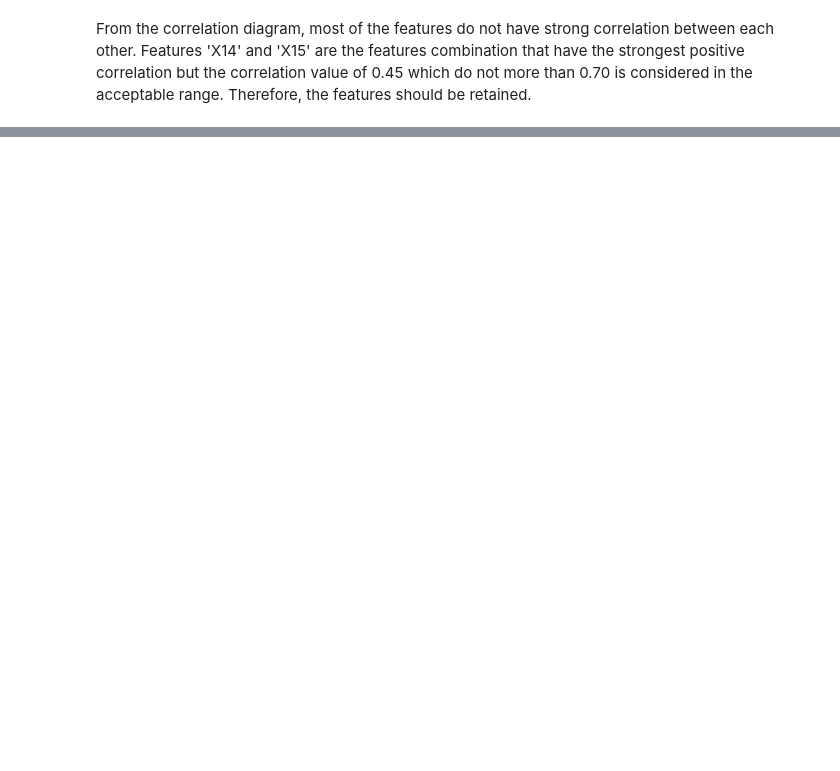
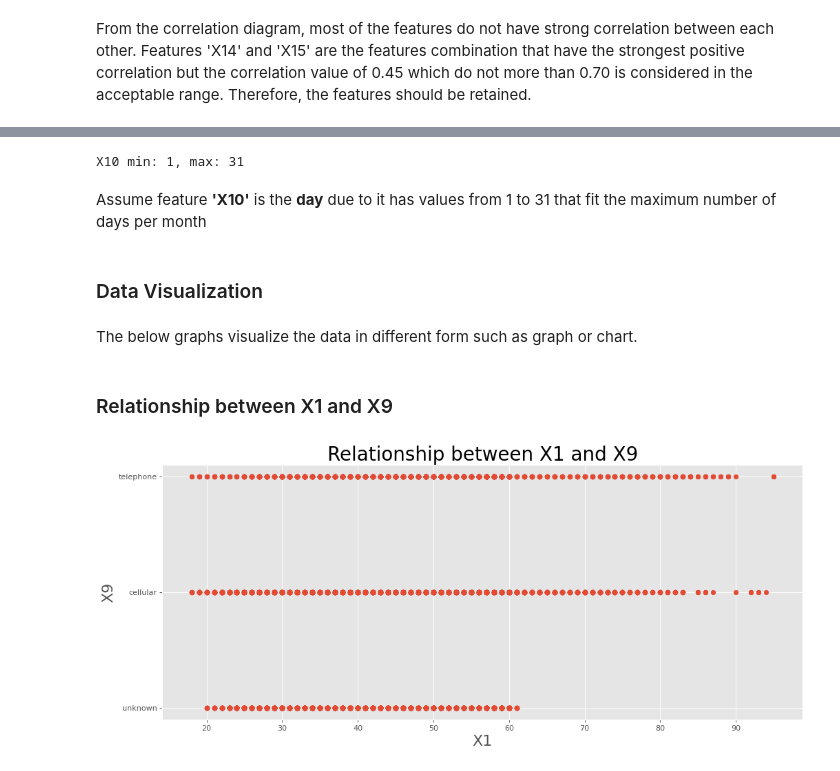
Before and after one commit to lx-see/Marketing-Data-Classification-Model, a Jupyter notebook: marketing.ipynb, the cells around one changed output, grey strips where cells are left out. Drawn from its saved outputs; the diff is of its cells as text; code cells hidden in the pictures; blank space fills up the shorter version.

```diff
--- a/marketing.ipynb
+++ b/marketing.ipynb
@@ -339,0 +369,25 @@ data.head(10)
+# %%
+print("X10 min: {0}, max: {1}".format(data.X10.min(), data.X10.max()))
+# %% [output]
+X10 min: 1, max: 31
+# %% [markdown]
+Assume feature **'X10'** is the **day** due to it has values from 1 to 31 that fit the maximum number of days per month
+# %% [markdown]
+### Data Visualization
+# %% [markdown]
+The below graphs visualize the data in different form such as graph or chart.
+# %% [markdown]
+### Relationship between X1 and X9
+# %%
+# X1 against X9, Assume X1 is age and presume older generation prefer using cellular phone than telephone
+# Based on below graph, it proves that X1 may not be the age as it not satisfy our prediction
+# However, we gain another insight that data with 'unknown' value in X9 are all having value less than 70 for X1 feature
+
+plt.figure(figsize = (15,6), dpi = 80)
+plt.scatter(data['X1'],data['X9'])
+plt.xlabel('X1', fontsize=20)
+plt.ylabel('X9', fontsize=20)
+plt.title("Relationship between X1 and X9", fontsize=25)
+plt.show()
+# %% [output]
+[figure, added]
```
Also changed, not shown: parts of 249 cells of this notebook.
